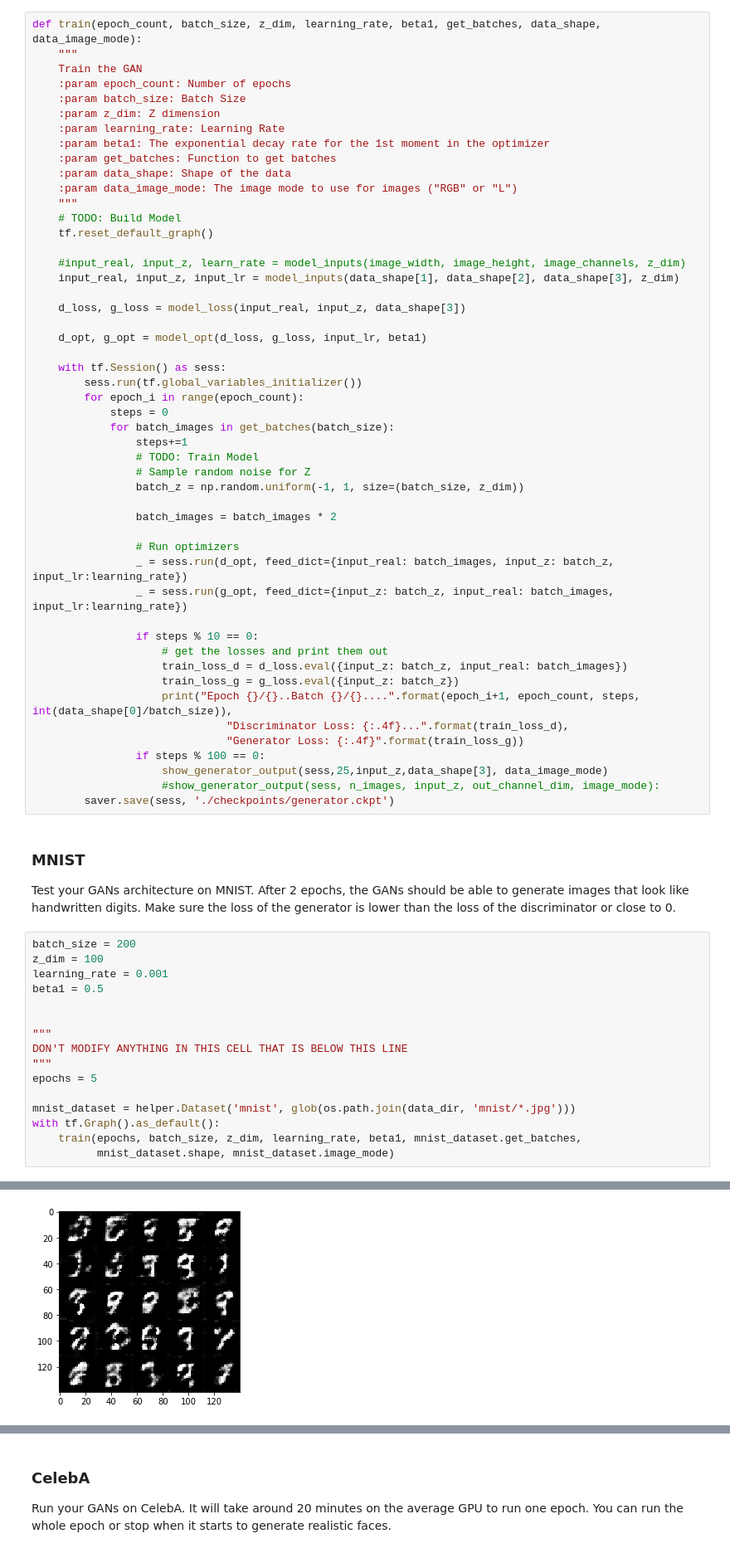
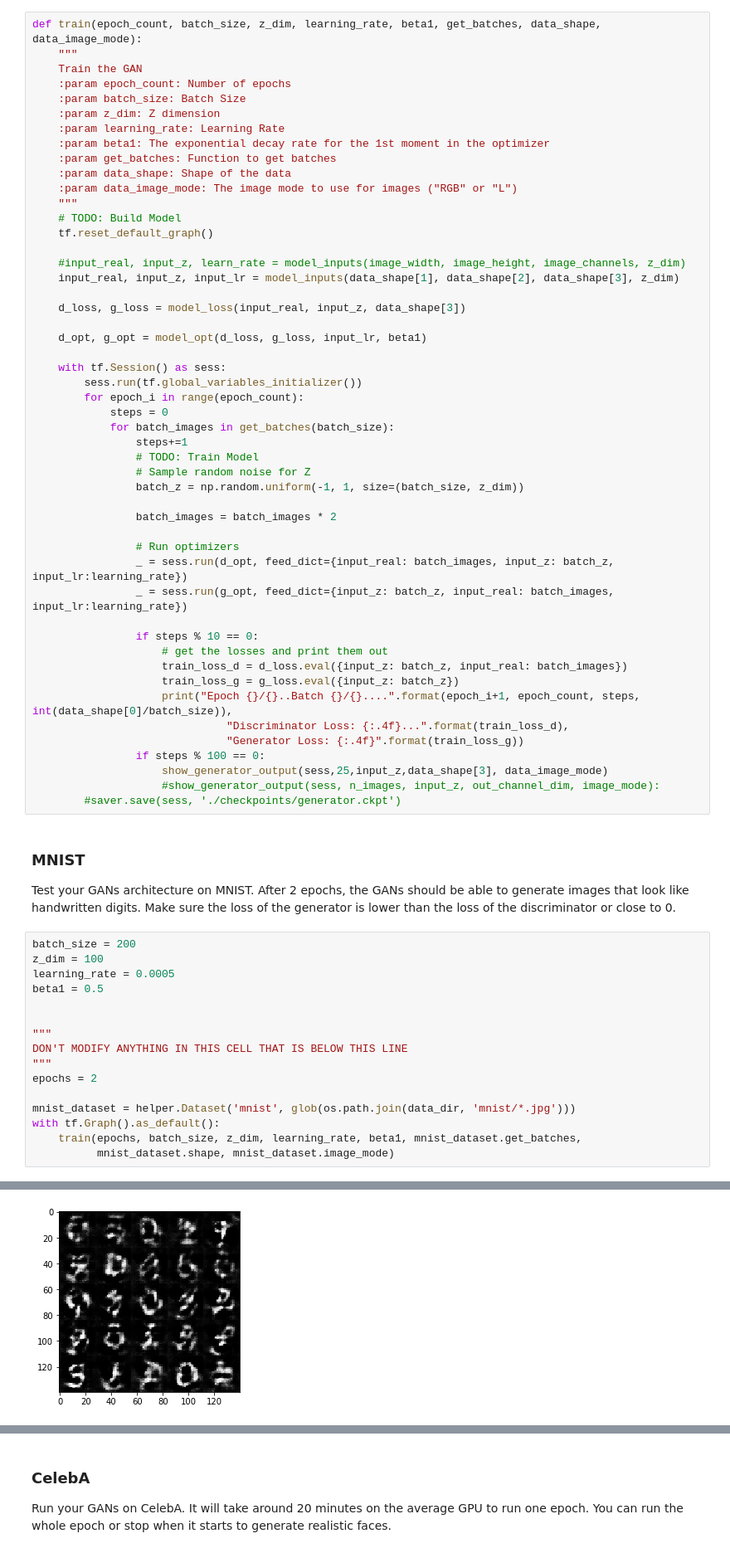
Before and after one commit to lokesh1210/DL, a Jupyter notebook: DLND-FaceGeneration/dlnd_face_generation.ipynb, the cells around one changed output, grey strips where cells are left out. Shown at 83% size. Cells and saved outputs as stored; diff of their text form.

```diff
--- a/DLND-FaceGeneration/dlnd_face_generation.ipynb
+++ b/DLND-FaceGeneration/dlnd_face_generation.ipynb
@@ -382,21 +383,21 @@ def train(epoch_count, batch_size, z_dim, learning_rate, beta1, get_batches, dat
                 if steps % 100 == 0:
                     show_generator_output(sess,25,input_z,data_shape[3], data_image_mode)
                     #show_generator_output(sess, n_images, input_z, out_channel_dim, image_mode):
-        saver.save(sess, './checkpoints/generator.ckpt')
+        #saver.save(sess, './checkpoints/generator.ckpt')
 # %% [markdown]
 ### MNIST
 Test your GANs architecture on MNIST.  After 2 epochs, the GANs should be able to generate images that look like handwritten digits.  Make sure the loss of the generator is lower than the loss of the discriminator or close to 0.
 # %%
 batch_size = 200
 z_dim = 100
-learning_rate = 0.001
+learning_rate = 0.0005
 beta1 = 0.5
 
 
 """
 DON'T MODIFY ANYTHING IN THIS CELL THAT IS BELOW THIS LINE
 """
-epochs = 5
+epochs = 2
 
 mnist_dataset = helper.Dataset('mnist', glob(os.path.join(data_dir, 'mnist/*.jpg')))
 with tf.Graph().as_default():
@@ -427 +428 @@ Epoch 1/5..Batch 200/300.... Discriminator Loss: 1.2340... Generator Loss: 0.698
-[figure, old version]
+[figure, new version]
```
Also changed, not shown: parts of 5 cells of this notebook, 1 other file.
